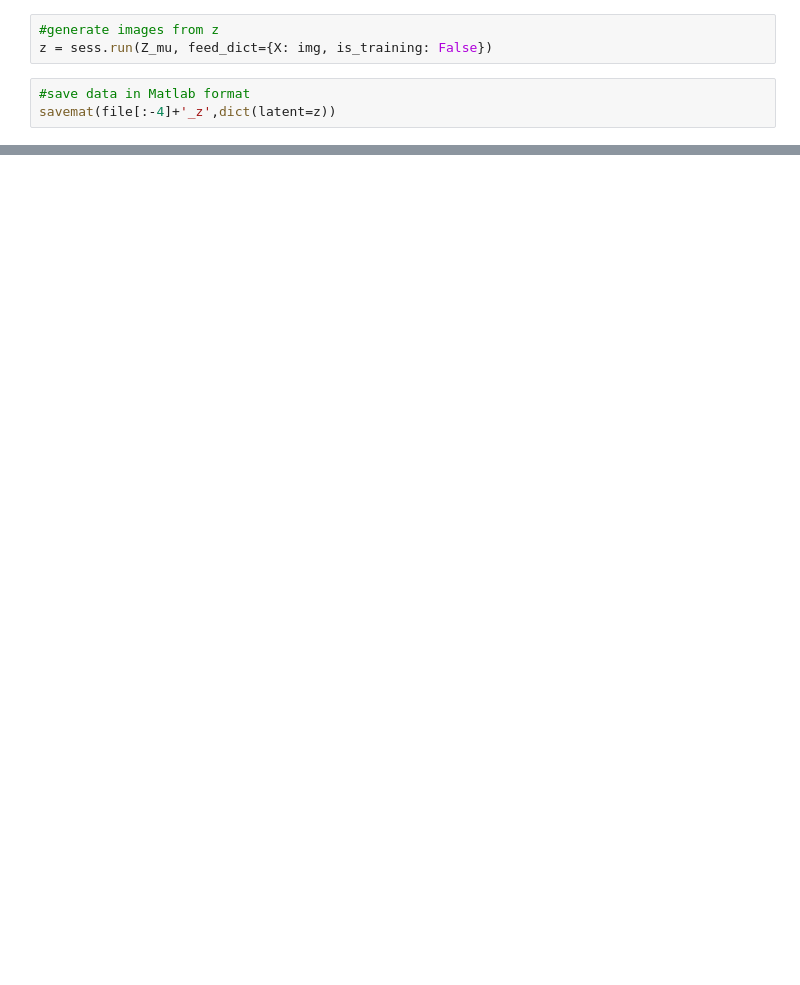
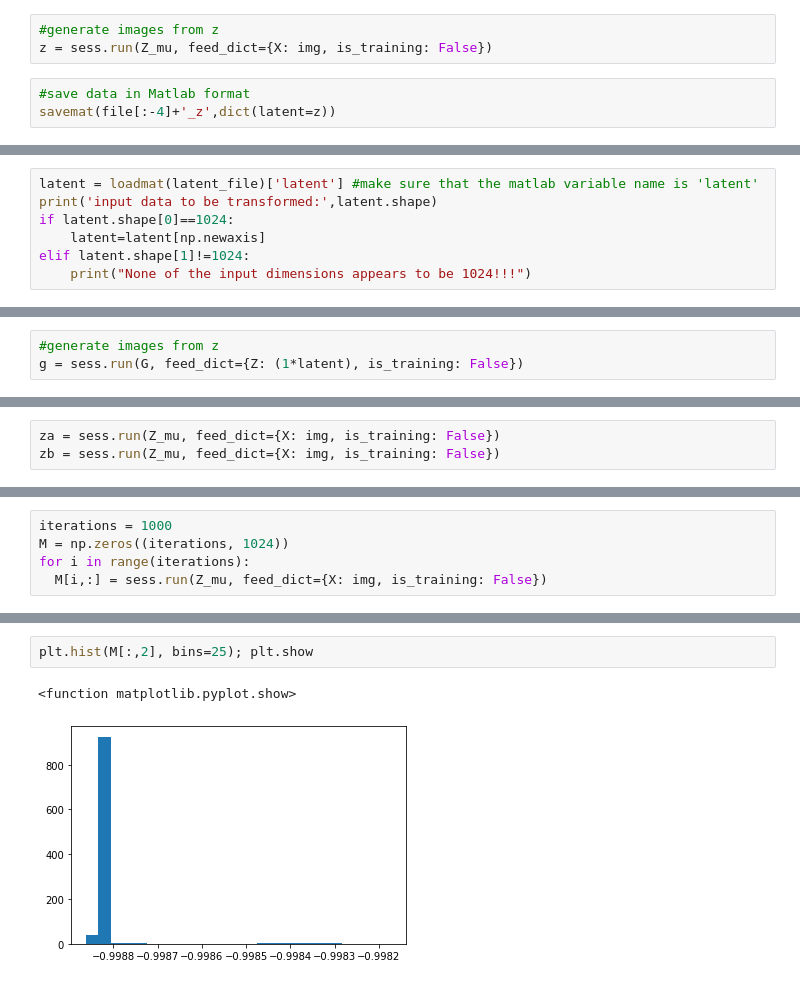
Before and after one commit to SourCherries/VAE-GAN-CelebA, a Jupyter notebook: explore_1.ipynb, the cells around one changed output, grey strips where cells are left out. Drawn from its saved outputs; the diff is of its cells as text; blank space fills up the shorter version.

```diff
--- a/explore_1.ipynb
+++ b/explore_1.ipynb
@@ -54,0 +166,7 @@ plt.hist(z.squeeze())
+# %%
+latent = loadmat(latent_file)['latent'] #make sure that the matlab variable name is 'latent'
+print('input data to be transformed:',latent.shape)
+if latent.shape[0]==1024:
+    latent=latent[np.newaxis]
+elif latent.shape[1]!=1024:
+    print("None of the input dimensions appears to be 1024!!!")
@@ -54,0 +175,3 @@ plt.hist(z.squeeze())
+# %%
+#generate images from z
+g = sess.run(G, feed_dict={Z: (1*latent), is_training: False})
@@ -54,0 +195,3 @@ plt.hist(z.squeeze())
+# %%
+za = sess.run(Z_mu, feed_dict={X: img, is_training: False})
+zb = sess.run(Z_mu, feed_dict={X: img, is_training: False})
@@ -54,0 +205,5 @@ plt.hist(z.squeeze())
+# %%
+iterations = 1000
+M = np.zeros((iterations, 1024))
+for i in range(iterations):
+  M[i,:] = sess.run(Z_mu, feed_dict={X: img, is_training: False})
@@ -54,0 +215,5 @@ plt.hist(z.squeeze())
+# %%
+plt.hist(M[:,2], bins=25); plt.show
+# %% [output]
+<function matplotlib.pyplot.show>
+[figure, added]
```
Also changed, not shown: parts of 40 cells of this notebook.
